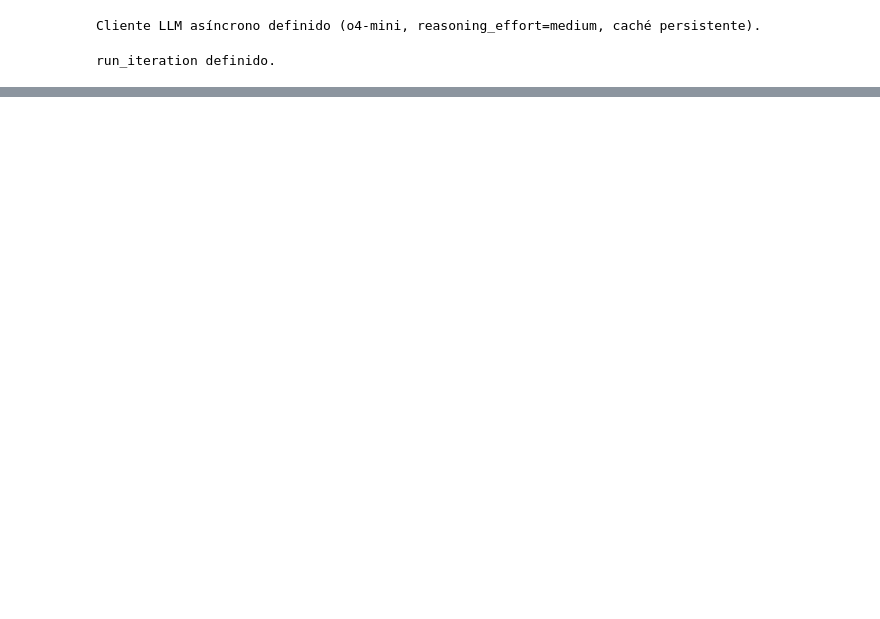
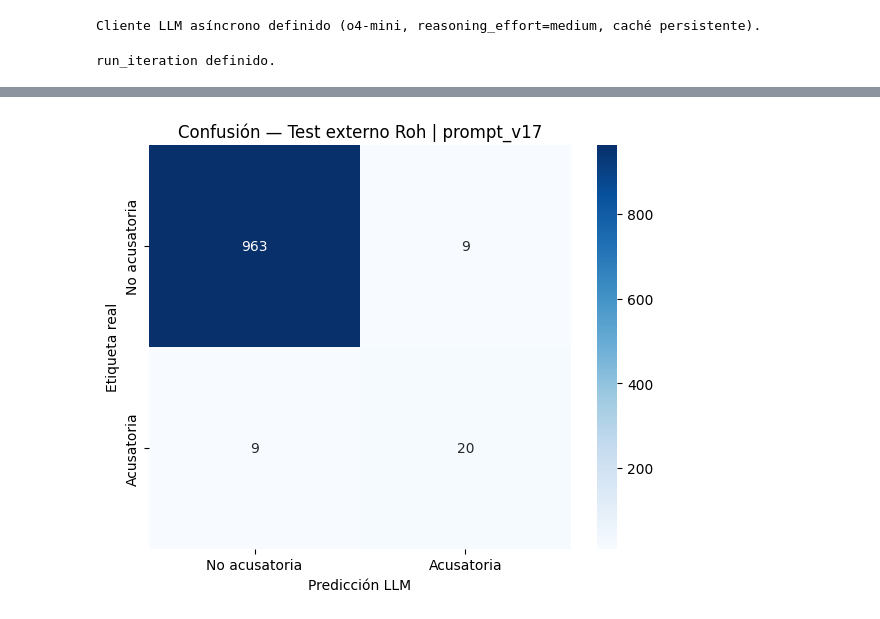
Before and after one commit to GianTituana/proyecto_integrador, a Jupyter notebook: llm_judge_project/notebooks/llm_judge_pipeline.ipynb, the cells around one changed output, grey strips where cells are left out. Cells and saved outputs as stored; diff of their text form; code cells hidden in the pictures; blank space fills up the shorter version.

```diff
--- a/llm_judge_project/notebooks/llm_judge_pipeline.ipynb
+++ b/llm_judge_project/notebooks/llm_judge_pipeline.ipynb
@@ -819,0 +557,88 @@ NameError: name 'FINAL_EVAL' is not defined
+# %%
+from sklearn.metrics import matthews_corrcoef
+
+# ── Configuración ────────────────────────────────────────────────────────────
+EXTERNAL_TEST_PATH = Path(r'C:\Users\martin\Documents\proyecto_integrador\entregable_2-3\contexto\Trabajo_Roh\datasets\test_dataset.csv')
+PROMPT_VERSION_EXT = 'v17'   # <-- cambia para probar otro prompt
+
+# ── Carga dataset externo ─────────────────────────────────────────────────────
+ext_test_df = pd.read_csv(EXTERNAL_TEST_PATH)
+if 'final_pregunta_isAcusatoria' in ext_test_df.columns:
+    ext_test_df = ext_test_df.rename(columns={'final_pregunta_isAcusatoria': 'etiqueta'})
+ext_test_df['etiqueta'] = pd.to_numeric(ext_test_df['etiqueta'], errors='raise').astype(int)
+
+print(f'Dataset externo: {EXTERNAL_TEST_PATH.name}')
+print(f'Total preguntas : {len(ext_test_df)}')
+print(f'Acusatorias     : {ext_test_df["etiqueta"].sum()} ({ext_test_df["etiqueta"].mean()*100:.2f}%)')
+
+# ── Carga prompt ──────────────────────────────────────────────────────────────
+prompt_ext_path = PROMPTS_DIR / f'prompt_{PROMPT_VERSION_EXT}.txt'
+if not prompt_ext_path.exists():
+    raise FileNotFoundError(f'No existe: {prompt_ext_path}')
+with open(prompt_ext_path, encoding='utf-8') as f:
+    prompt_ext = f.read()
+print(f'\nPrompt: {prompt_ext_path.name}  ({len(prompt_ext)} caracteres)')
+
+# ── Construir prompts (solo reemplaza {pregunta}) ─────────────────────────────
+prompts_ext = [prompt_ext.replace('{pregunta}', q) for q in ext_test_df['pregunta'].tolist()]
+
+# ── Clasificar ────────────────────────────────────────────────────────────────
+raw_ext = await classify_batch(prompts_ext)
+ext_test_df = ext_test_df.copy().reset_index(drop=True)
+ext_test_df['respuesta_llm'] = raw_ext
+ext_test_df['prediccion']    = [parse_response(r) for r in raw_ext]
+
+invalid_ext = (ext_test_df['prediccion'] == -1).sum()
+if invalid_ext:
+    print(f'\nAviso: {invalid_ext} respuestas no parseables (excluidas de métricas).')
+
+valid_ext  = ext_test_df[ext_test_df['prediccion'] != -1].copy()
+y_true_ext = valid_ext['etiqueta'].values
+y_pred_ext = valid_ext['prediccion'].values
+
+# ── Métricas ──────────────────────────────────────────────────────────────────
+print("\n" + "="*60)
+print(f'EVALUACIÓN — TEST EXTERNO ROH | prompt_{PROMPT_VERSION_EXT}')
+print("="*60)
+print(classification_report(y_true_ext, y_pred_ext, target_names=['No acusatoria', 'Acusatoria']))
+
+mcc_ext = matthews_corrcoef(y_true_ext, y_pred_ext)
+metrics_ext = {
+    'prompt':    f'prompt_{PROMPT_VERSION_EXT}',
+    'f1':        f1_score(y_true_ext, y_pred_ext, zero_division=0),
+    'recall':    recall_score(y_true_ext, y_pred_ext, zero_division=0),
+    'precision': precision_score(y_true_ext, y_pred_ext, zero_division=0),
+    'accuracy':  accuracy_score(y_true_ext, y_pred_ext),
+    'mcc':       mcc_ext,
+    'fn':        int(((y_true_ext == 1) & (y_pred_ext == 0)).sum()),
+    'fp':        int(((y_true_ext == 0) & (y_pred_ext == 1)).sum()),
+    'n_total':   len(ext_test_df),
+    'n_valid':   len(valid_ext),
+    'n_invalid': int(invalid_ext),
+}
+print(f'MCC : {mcc_ext:.4f}')
+print(f'FN  : {metrics_ext["fn"]}  |  FP: {metrics_ext["fp"]}')
+
+# ── Guardar resultados ────────────────────────────────────────────────────────
+OUT_DIR = DATA_RESULTS / 'external_test'
+OUT_DIR.mkdir(parents=True, exist_ok=True)
+
+preds_out   = OUT_DIR / f'ext_test_preds_{PROMPT_VERSION_EXT}.csv'
+metrics_out = OUT_DIR / f'ext_test_metrics_{PROMPT_VERSION_EXT}.csv'
+ext_test_df.to_csv(preds_out, index=False)
+pd.DataFrame([metrics_ext]).to_csv(metrics_out, index=False)
+print(f'\nPredicciones → {preds_out}')
+print(f'Métricas     → {metrics_out}')
+
+# ── Matriz de confusión ───────────────────────────────────────────────────────
+cm_ext = confusion_matrix(y_true_ext, y_pred_ext)
+fig, ax = plt.subplots(figsize=(6, 5))
+sns.heatmap(cm_ext, annot=True, fmt='d', cmap='Blues',
+            xticklabels=['No acusatoria', 'Acusatoria'],
+            yticklabels=['No acusatoria', 'Acusatoria'], ax=ax)
+ax.set_ylabel('Etiqueta real')
+ax.set_xlabel('Predicción LLM')
+ax.set_title(f'Confusión — Test externo Roh | prompt_{PROMPT_VERSION_EXT}')
+plt.tight_layout()
+plt.show()
+# %% [output]
@@ -819,0 +670 @@ NameError: name 'FINAL_EVAL' is not defined
+[figure, added]
```
Also changed, not shown: parts of 22 cells of this notebook, 21 other files.
